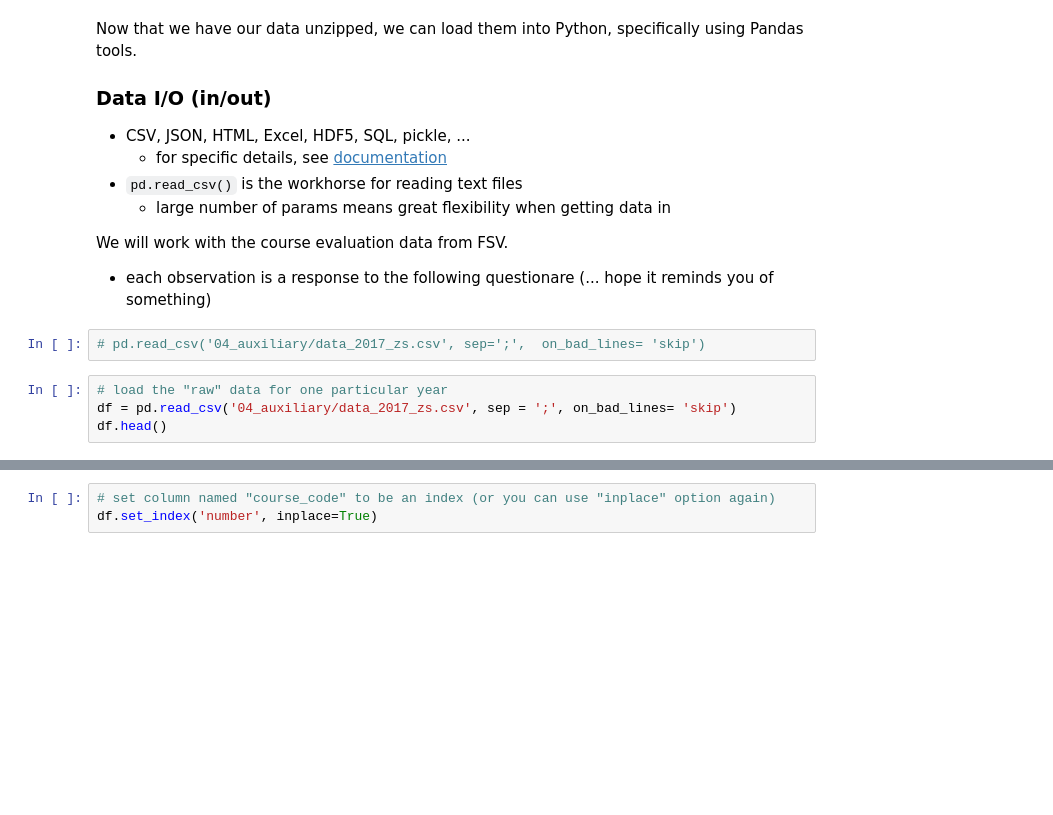
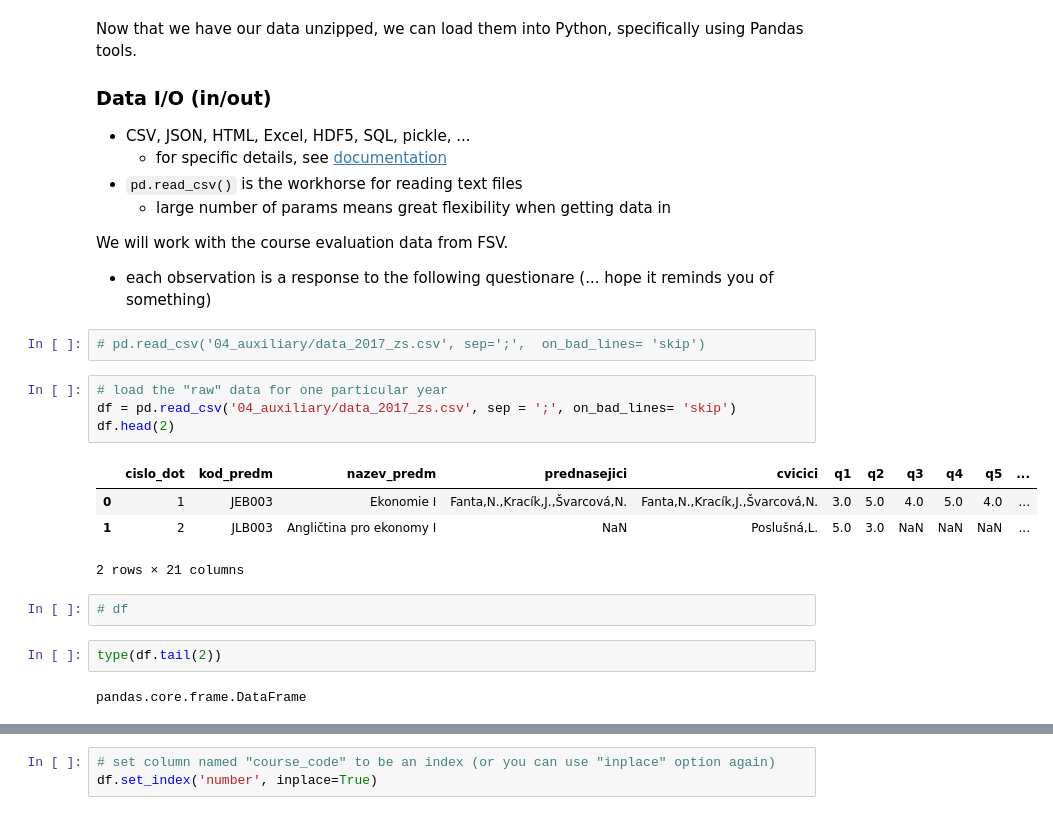
Before and after one commit to iesfsv/Data-Processing-in-Python, a Jupyter notebook: 04_week/04_Lecture_PandasMatplotlib.ipynb, the cells around one changed output, grey strips where cells are left out. Drawn from its saved outputs; the diff is of its cells as text; blank space fills up the shorter version.

```diff
--- a/04_week/04_Lecture_PandasMatplotlib.ipynb
+++ b/04_week/04_Lecture_PandasMatplotlib.ipynb
@@ -168,4 +255,15 @@ We will work with the course evaluation data from FSV.
 # %%
 # load the "raw" data for one particular year
 df = pd.read_csv('04_auxiliary/data_2017_zs.csv', sep = ';', on_bad_lines= 'skip')
-df.head()
+df.head(2)
+# %% [output]
+|  | cislo_dot | kod_predm | nazev_predm | prednasejici | cvicici | q1 | q2 | q3 | q4 | q5 | ... |
+| 0 | 1 | JEB003 | Ekonomie I | Fanta,N.,Kracík,J.,Švarcová,N. | Fanta,N.,Kracík,J.,Švarcová,N. | 3.0 | 5.0 | 4.0 | 5.0 | 4.0 | ... |
+| 1 | 2 | JLB003 | Angličtina pro ekonomy I | NaN | Poslušná,L. | 5.0 | 3.0 | NaN | NaN | NaN | ... |
+2 rows × 21 columns
+# %%
+# df
+# %%
+type(df.tail(2))
+# %% [output]
+pandas.core.frame.DataFrame
```
Also changed, not shown: parts of 96 cells of this notebook, 1 other file.
